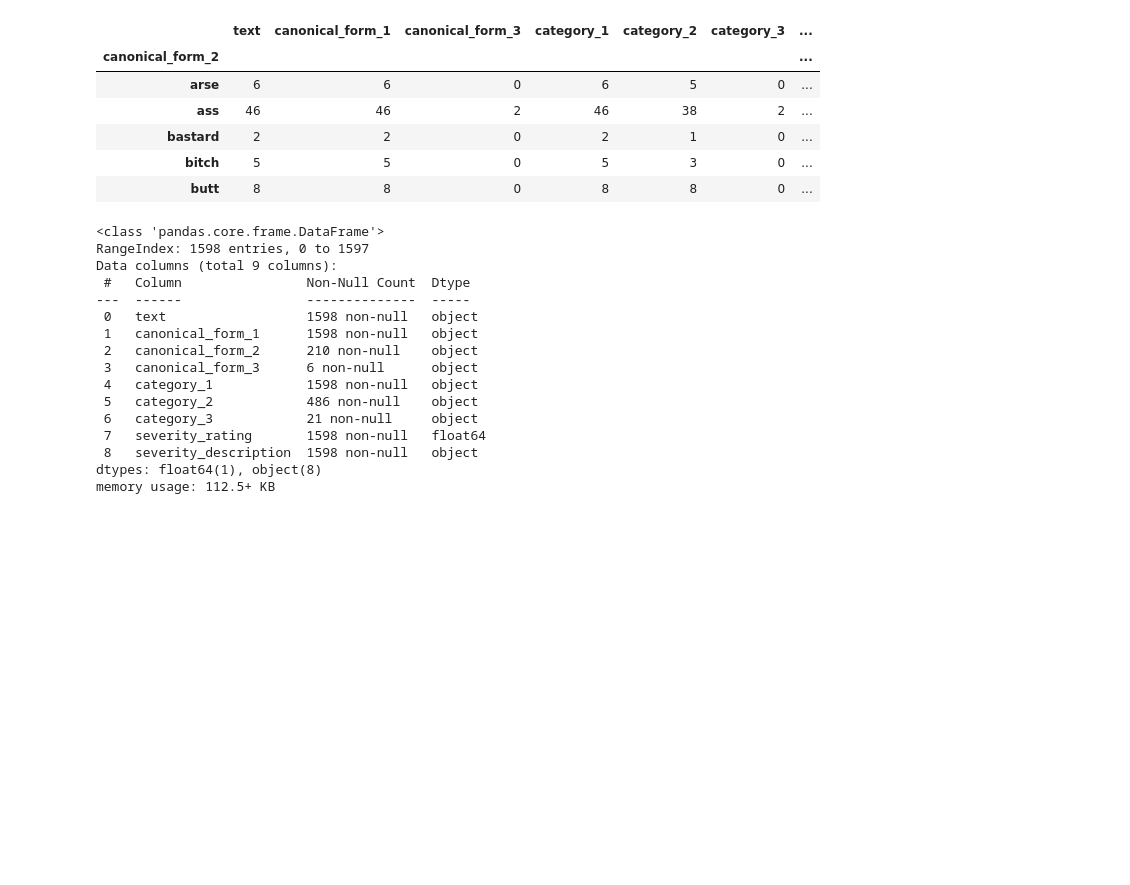
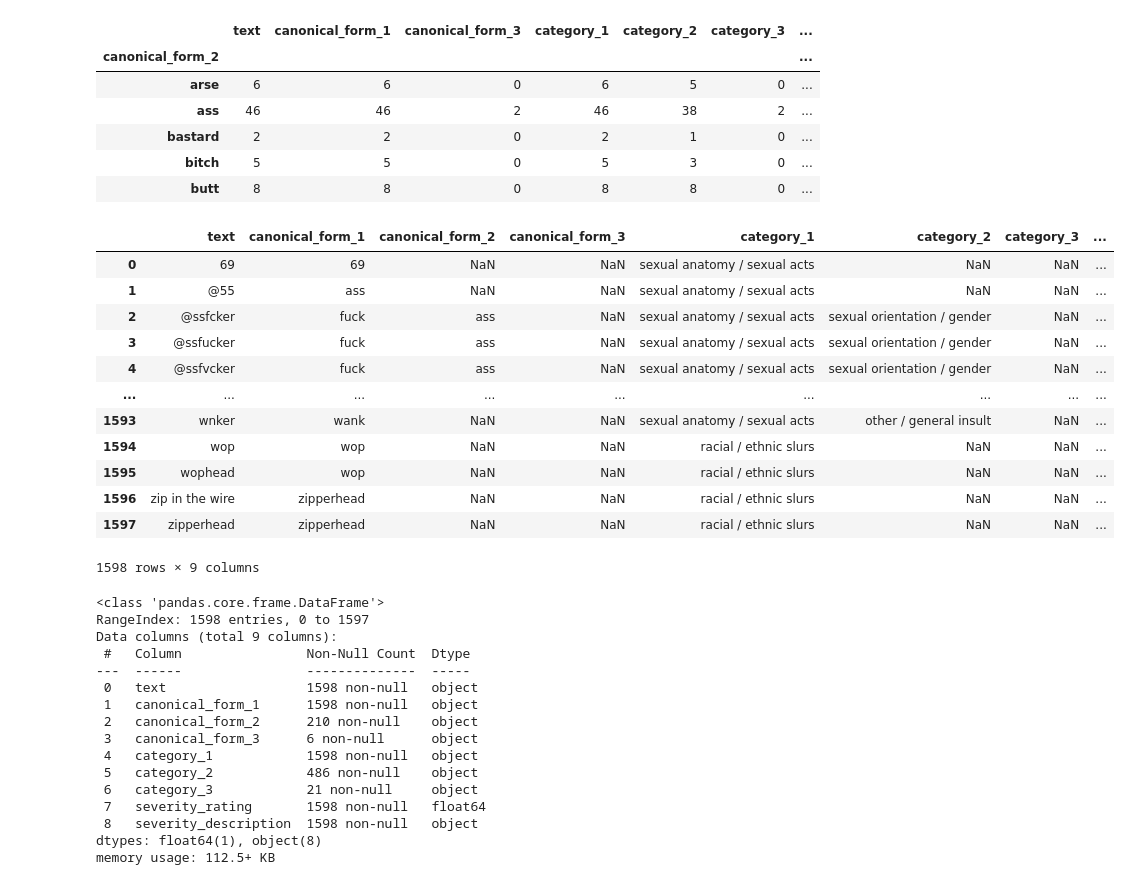
Before and after one commit to BillWang04/swear_word_analysis, a Jupyter notebook: analysis.ipynb, the cells around one changed output. Drawn from its saved outputs; the diff is of its cells as text; code cells hidden in the pictures; blank space fills up the shorter version.

```diff
--- a/analysis.ipynb
+++ b/analysis.ipynb
@@ -17,6 +17,22 @@ profanity.groupby('canonical_form_2').count().head()
 | bastard | 2 | 2 | 0 | 2 | 1 | 0 | ... |
 | bitch | 5 | 5 | 0 | 5 | 3 | 0 | ... |
 | butt | 8 | 8 | 0 | 8 | 8 | 0 | ... |
+# %%
+profanity
+# %% [output]
+|  | text | canonical_form_1 | canonical_form_2 | canonical_form_3 | category_1 | category_2 | category_3 | ... |
+| 0 | 69 | 69 | NaN | NaN | sexual anatomy / sexual acts | NaN | NaN | ... |
+| 1 | @55 | ass | NaN | NaN | sexual anatomy / sexual acts | NaN | NaN | ... |
+| 2 | @ssfcker | fuck | ass | NaN | sexual anatomy / sexual acts | sexual orientation / gender | NaN | ... |
+| 3 | @ssfucker | fuck | ass | NaN | sexual anatomy / sexual acts | sexual orientation / gender | NaN | ... |
+| 4 | @ssfvcker | fuck | ass | NaN | sexual anatomy / sexual acts | sexual orientation / gender | NaN | ... |
+| ... | ... | ... | ... | ... | ... | ... | ... | ... |
+| 1593 | wnker | wank | NaN | NaN | sexual anatomy / sexual acts | other / general insult | NaN | ... |
+| 1594 | wop | wop | NaN | NaN | racial / ethnic slurs | NaN | NaN | ... |
+| 1595 | wophead | wop | NaN | NaN | racial / ethnic slurs | NaN | NaN | ... |
+| 1596 | zip in the wire | zipperhead | NaN | NaN | racial / ethnic slurs | NaN | NaN | ... |
+| 1597 | zipperhead | zipperhead | NaN | NaN | racial / ethnic slurs | NaN | NaN | ... |
+1598 rows × 9 columns
 # %%
 profanity.info()
 # %% [output]
```
Also changed, not shown: parts of 6 cells of this notebook.
